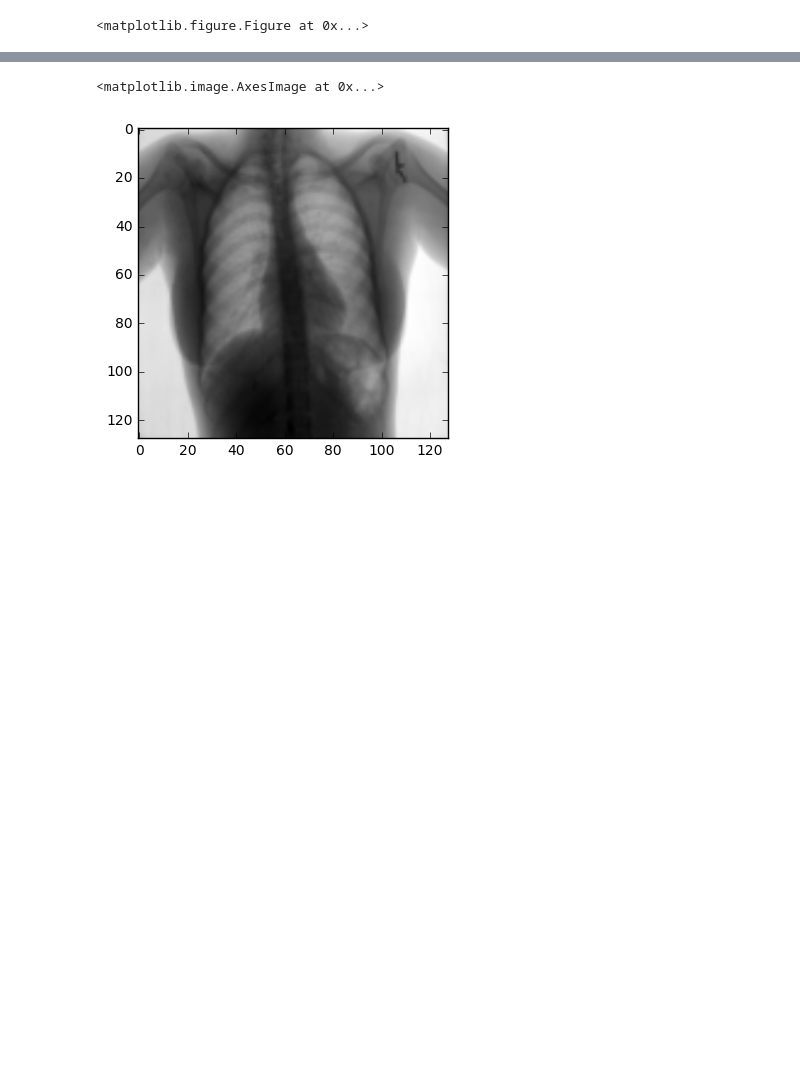
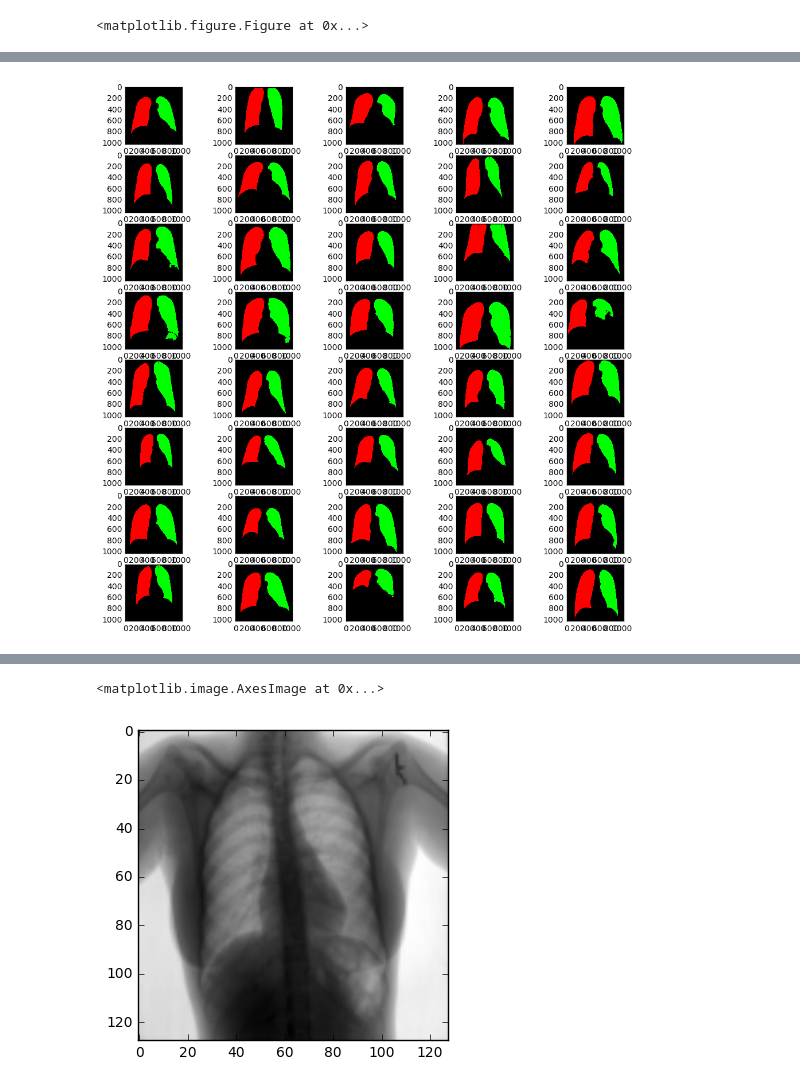
Before and after one commit to artemkondyukov/xray_cardiometry, a Jupyter notebook: notebooks/Feature_extraction.ipynb, the cells around one changed output, grey strips where cells are left out. Saved outputs shown, nothing was run; the diff lists cells and outputs as text; code cells hidden in the pictures; blank space fills up the shorter version.

```diff
--- a/notebooks/Feature_extraction.ipynb
+++ b/notebooks/Feature_extraction.ipynb
@@ -14,0 +112,11 @@ IMAGE_SIZE = 64
+# %%
+fig = plt.figure(figsize=(12, 12))
+
+for i in range(40):
+    n = i
+    fig.add_subplot(8, 5, n + 1)
+    plt.imshow(np.concatenate([clean_segs[i][0][:, :, None],
+                               clean_segs[i][1][:, :, None],
+                               np.zeros_like(clean_segs[i][0][:, :, None])], axis=2))
+# %% [output]
+[figure, added]
```
Also changed, not shown: parts of 38 cells of this notebook.
